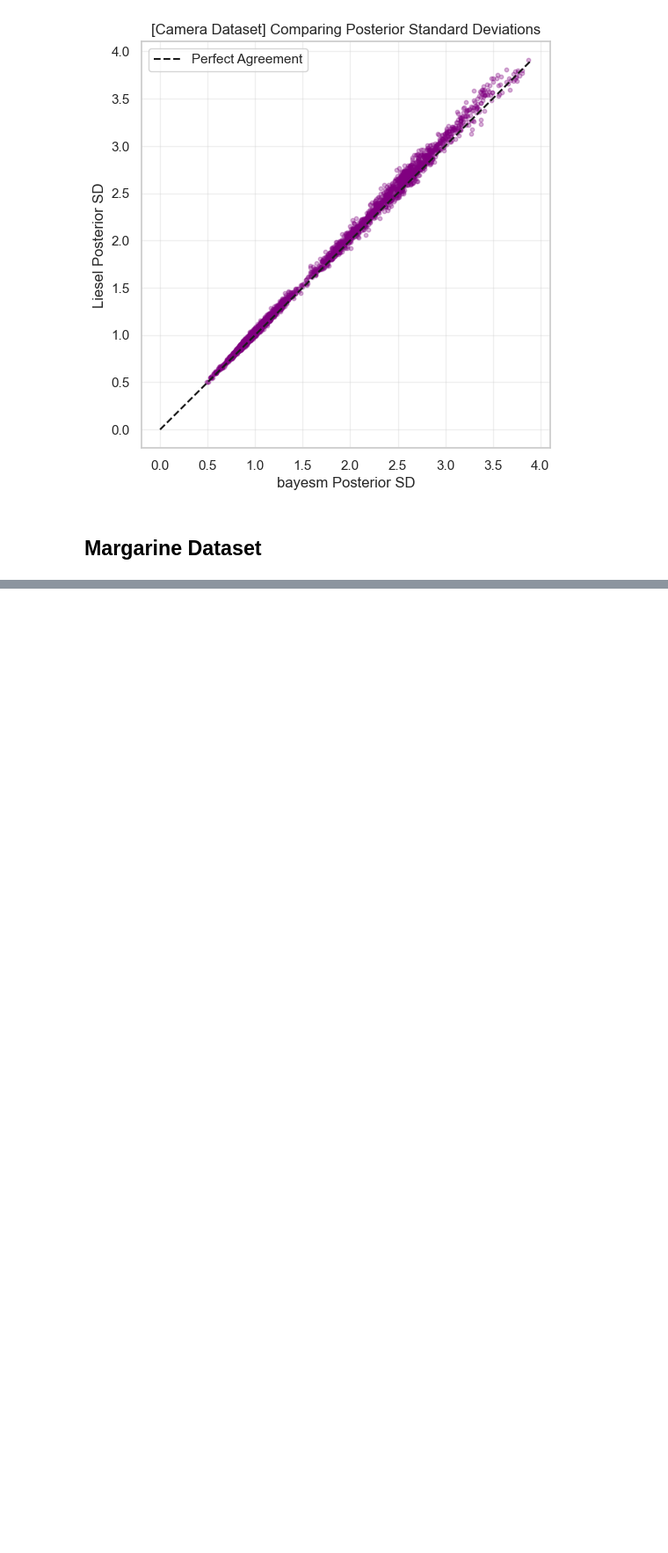
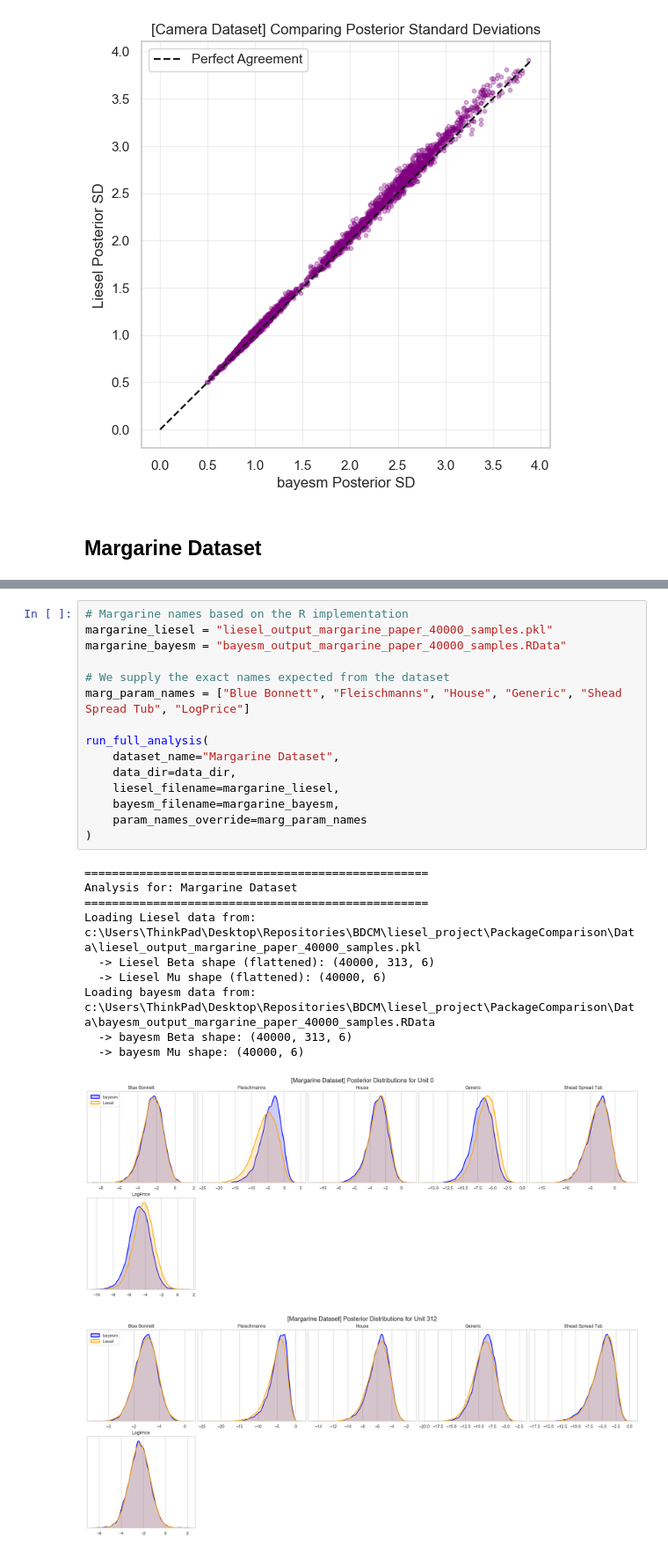
Before and after one commit to Paul-Jarschke/liesel_project, a Jupyter notebook: PackageComparison/Analysis/model_comparison.ipynb, the cells around one changed output, grey strips where cells are left out. Shown at 88% size. Saved outputs shown, nothing was run; the diff lists cells and outputs as text; blank space fills up the shorter version.

Commit message:
comparison with corrected maragrine modeling (preprocessing included)

```diff
--- a/PackageComparison/Analysis/model_comparison.ipynb
+++ b/PackageComparison/Analysis/model_comparison.ipynb
@@ -309,0 +284,27 @@ Loading bayesm data from: c:\Users\ThinkPad\Desktop\Repositories\BDCM\liesel_pro
+# %%
+# Margarine names based on the R implementation
+margarine_liesel = "liesel_output_margarine_paper_40000_samples.pkl"
+margarine_bayesm = "bayesm_output_margarine_paper_40000_samples.RData"
+
+# We supply the exact names expected from the dataset
+marg_param_names = ["Blue Bonnett", "Fleischmanns", "House", "Generic", "Shead Spread Tub", "LogPrice"]
+
+run_full_analysis(
+    dataset_name="Margarine Dataset",
+    data_dir=data_dir,
+    liesel_filename=margarine_liesel,
+    bayesm_filename=margarine_bayesm,
+    param_names_override=marg_param_names
+)
+# %% [output]
+==================================================
+Analysis for: Margarine Dataset
+==================================================
+Loading Liesel data from: c:\Users\ThinkPad\Desktop\Repositories\BDCM\liesel_project\PackageComparison\Data\liesel_output_margarine_paper_40000_samples.pkl
+  -> Liesel Beta shape (flattened): (40000, 313, 6)
+  -> Liesel Mu shape (flattened): (40000, 6)
+Loading bayesm data from: c:\Users\ThinkPad\Desktop\Repositories\BDCM\liesel_project\PackageComparison\Data\bayesm_output_margarine_paper_40000_samples.RData
+  -> bayesm Beta shape: (40000, 313, 6)
+  -> bayesm Mu shape: (40000, 6)
+[figure, added]
+[figure, added]
```
Also changed, not shown: parts of 3 cells of this notebook.
